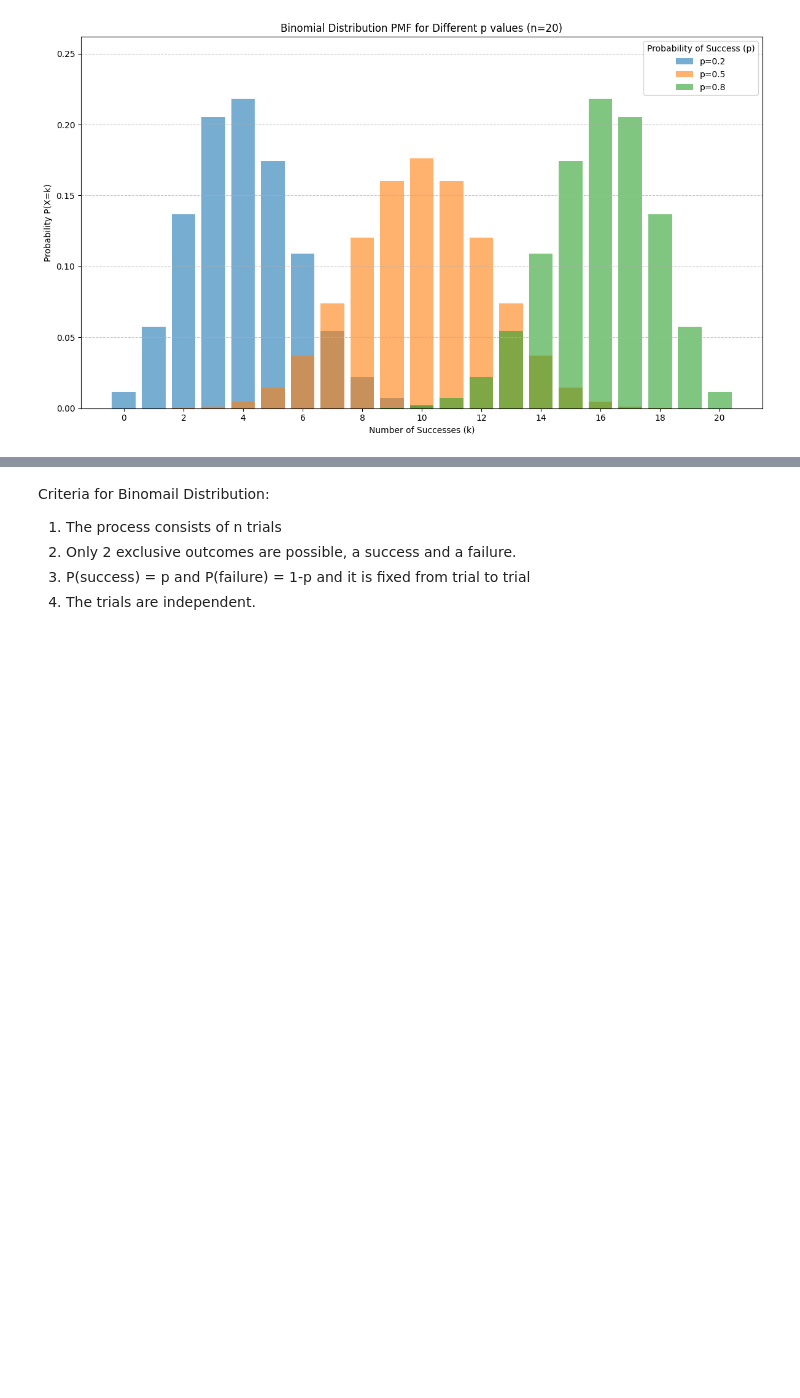
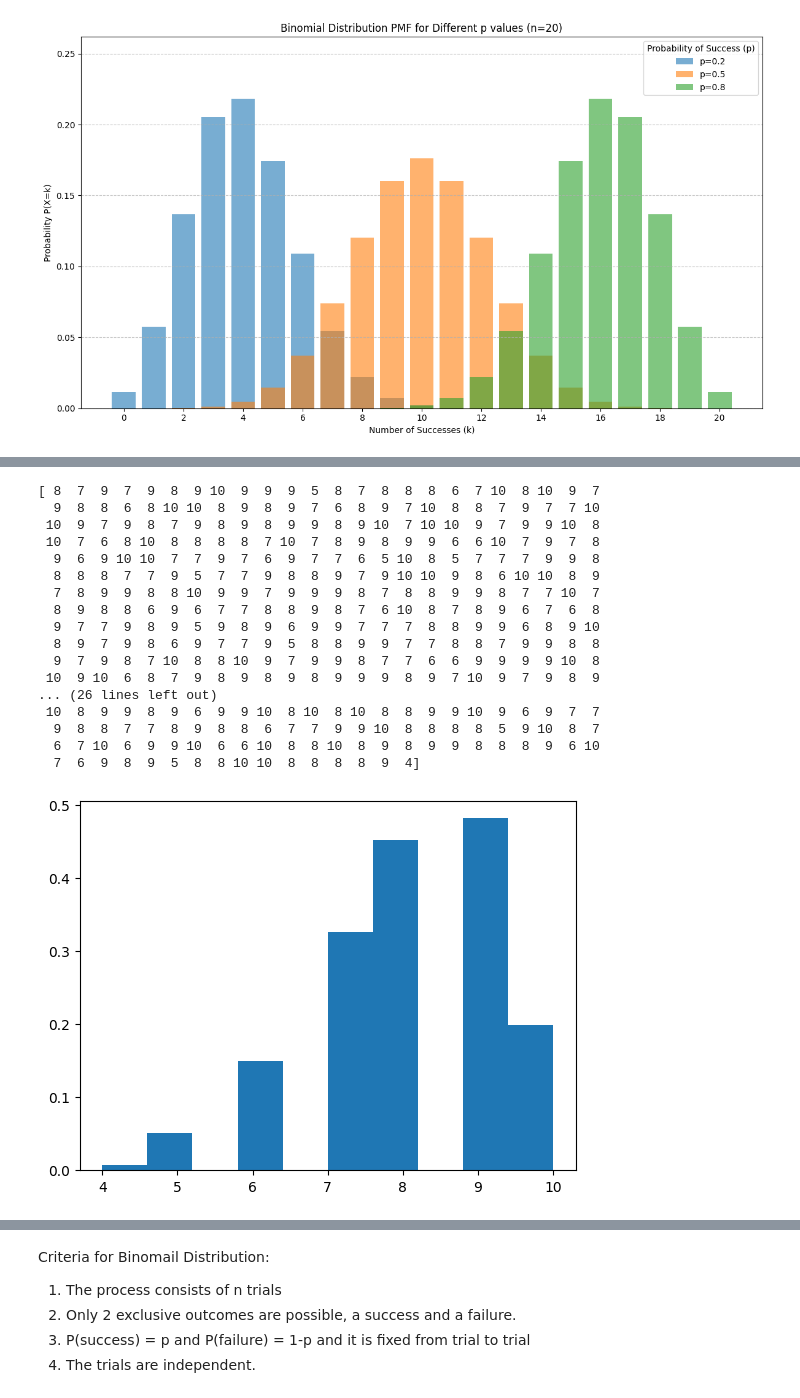
Before and after one commit to mapurva/CodeWorkspace, a Jupyter notebook: Central_Limit_Theorem.ipynb, the cells around one changed output, grey strips where cells are left out. Cells and saved outputs as stored; diff of their text form; code cells hidden in the pictures; blank space fills up the shorter version.

```diff
--- a/Central_Limit_Theorem.ipynb
+++ b/Central_Limit_Theorem.ipynb
@@ -231,0 +300,31 @@ plt.show()
+# %%
+import numpy as np
+import matplotlib.pyplot as plt
+
+n = 10  # number of trials
+p = 0.8  # probability of success
+size = 1000  # number of samples to generate
+
+binomial_dist = np.random.binomial(n, p, size)
+print(binomial_dist)
+plt.hist(binomial_dist,density=True)
+plt.show()
+# %% [output]
+[ 8  7  9  7  9  8  9 10  9  9  9  5  8  7  8  8  8  6  7 10  8 10  9  7
+  9  8  8  6  8 10 10  8  9  8  9  7  6  8  9  7 10  8  8  7  9  7  7 10
+ 10  9  7  9  8  7  9  8  9  8  9  9  8  9 10  7 10 10  9  7  9  9 10  8
+ 10  7  6  8 10  8  8  8  8  7 10  7  8  9  8  9  9  6  6 10  7  9  7  8
+  9  6  9 10 10  7  7  9  7  6  9  7  7  6  5 10  8  5  7  7  7  9  9  8
+  8  8  8  7  7  9  5  7  7  9  8  8  9  7  9 10 10  9  8  6 10 10  8  9
+  7  8  9  9  8  8 10  9  9  7  9  9  9  8  7  8  8  9  9  8  7  7 10  7
+  8  9  8  8  6  9  6  7  7  8  8  9  8  7  6 10  8  7  8  9  6  7  6  8
+  9  7  7  9  8  9  5  9  8  9  6  9  9  7  7  7  8  8  9  9  6  8  9 10
+  8  9  7  9  8  6  9  7  7  9  5  8  8  9  9  7  7  8  8  7  9  9  8  8
+  9  7  9  8  7 10  8  8 10  9  7  9  9  8  7  7  6  6  9  9  9  9 10  8
+ 10  9 10  6  8  7  9  8  9  8  9  8  9  9  9  8  9  7 10  9  7  9  8  9
+... (26 lines left out)
+ 10  8  9  9  8  9  6  9  9 10  8 10  8 10  8  8  9  9 10  9  6  9  7  7
+  9  8  8  7  7  8  9  8  8  6  7  7  9  9 10  8  8  8  8  5  9 10  8  7
+  6  7 10  6  9  9 10  6  6 10  8  8 10  8  9  8  9  9  8  8  8  9  6 10
+  7  6  9  8  9  5  8  8 10 10  8  8  8  8  9  4]
+[figure, added]
```
Also changed, not shown: parts of 10 cells of this notebook.
